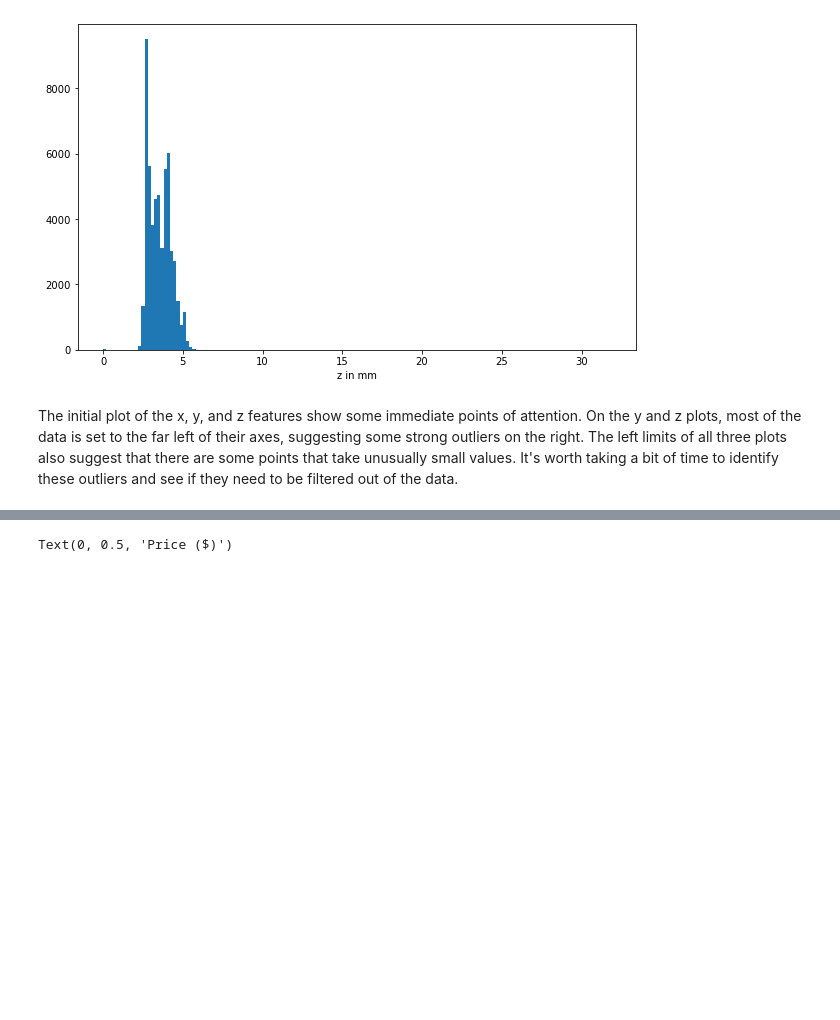
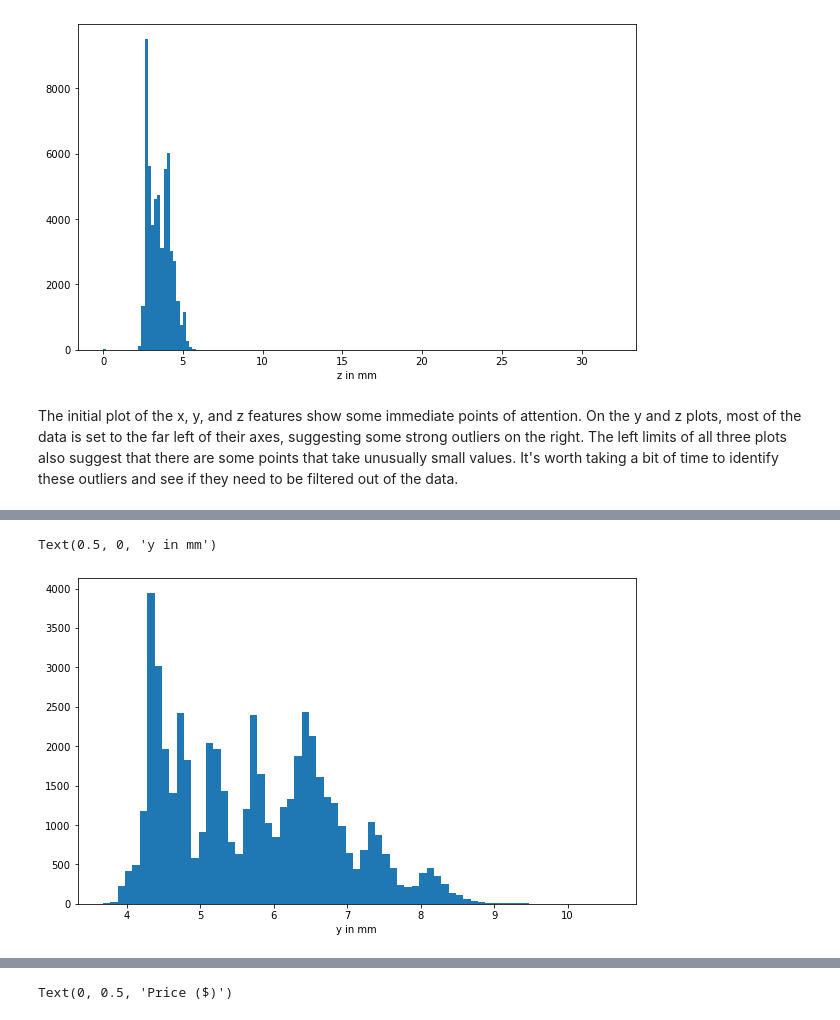
Before and after one commit to swathi-ms/Diamond, a Jupyter notebook: Exploring_diamonds.ipynb, the cells around one changed output, grey strips where cells are left out. Drawn from its saved outputs; the diff is of its cells as text; code cells hidden in the pictures; blank space fills up the shorter version.

```diff
--- a/Exploring_diamonds.ipynb
+++ b/Exploring_diamonds.ipynb
@@ -330,0 +426,9 @@ The initial plot of the x, y, and z features show some immediate points of atten
+# %%
+plt.figure(figsize=[10,6])
+bins = np.arange(min(diamonds['y']), max(diamonds['y'])+0.1, 0.1)
+plt.hist(data = diamonds, x = 'y', bins = bins)
+#plt.xlim([3,10])
+plt.xlabel('y in mm')
+# %% [output]
+Text(0.5, 0, 'y in mm')
+[figure, added]
```
Also changed, not shown: parts of 56 cells of this notebook, 2 other files.
